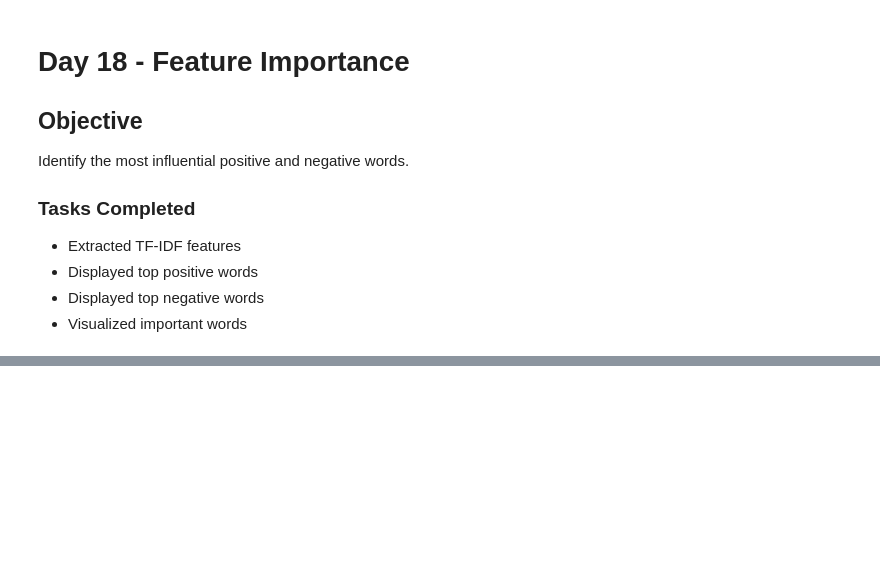
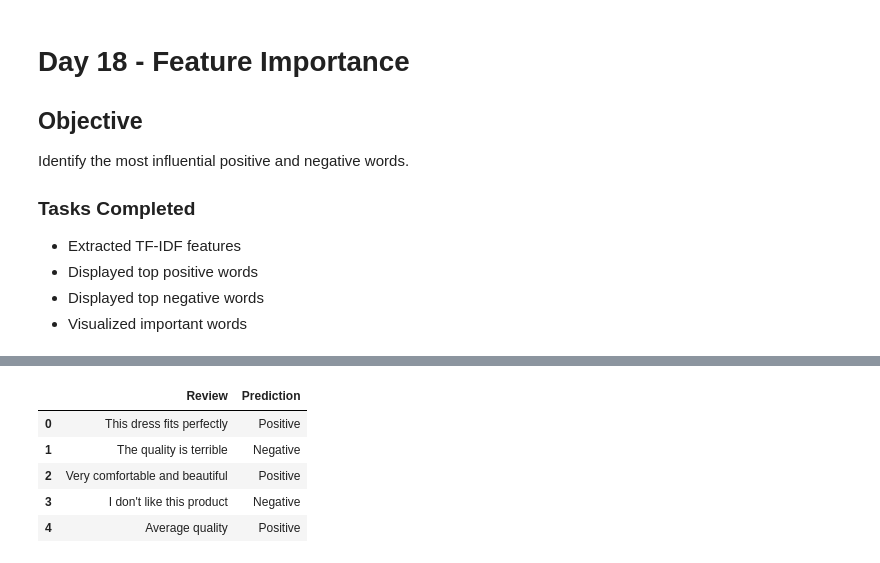
Before and after one commit to PoojaManjunath17/Customer-Review-Sentiment-Analysis, a Jupyter notebook: Sentiment_Analysis_Project.ipynb, the cells around one changed output, grey strips where cells are left out. Cells and saved outputs as stored; diff of their text form; code cells hidden in the pictures; blank space fills up the shorter version.

```diff
--- a/Sentiment_Analysis_Project.ipynb
+++ b/Sentiment_Analysis_Project.ipynb
@@ -929,0 +1012,35 @@ plt.show()
+# %%
+customer_reviews = [
+
+"This dress fits perfectly",
+
+"The quality is terrible",
+
+"Very comfortable and beautiful",
+
+"I don't like this product",
+
+"Average quality"
+
+]
+# %%
+results = []
+
+for review in customer_reviews:
+
+    sentiment = predict_sentiment(review)
+
+    results.append([review, sentiment])
+
+results_df = pd.DataFrame(results,
+                          columns=["Review",
+                                   "Prediction"])
+
+results_df
+# %% [output]
+|  | Review | Prediction |
+| 0 | This dress fits perfectly | Positive |
+| 1 | The quality is terrible | Negative |
+| 2 | Very comfortable and beautiful | Positive |
+| 3 | I don't like this product | Negative |
+| 4 | Average quality | Positive |
```
Also changed, not shown: parts of 32 cells of this notebook, 3 other files.
